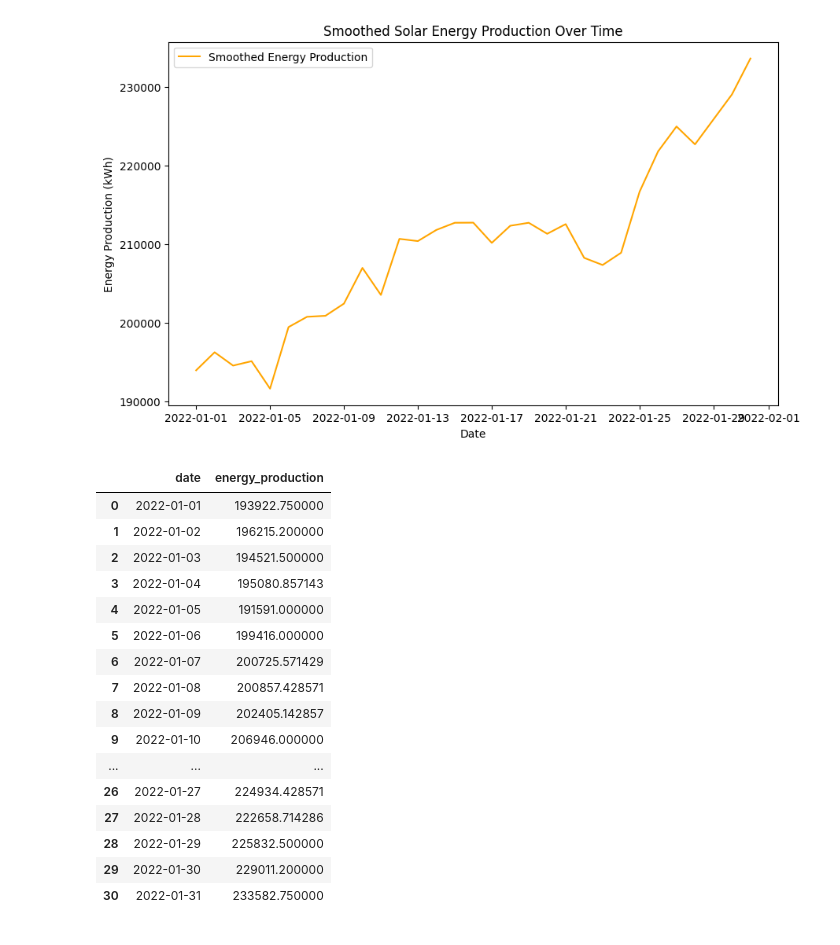
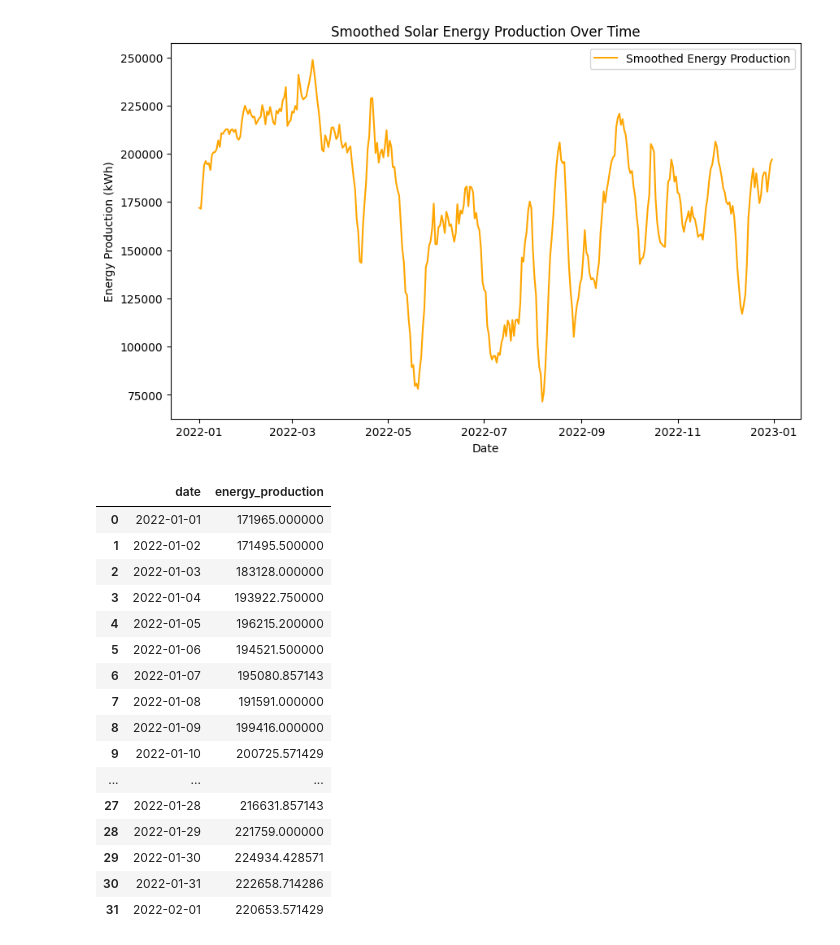
Before and after one commit to Jamesupback/solar, a Jupyter notebook: minor/helpers/mylinear.ipynb, the cells around one changed output. Saved outputs shown, nothing was run; the diff lists cells and outputs as text; code cells hidden in the pictures.

```diff
--- a/minor/helpers/mylinear.ipynb
+++ b/minor/helpers/mylinear.ipynb
@@ -9,7 +9,10 @@ import math
 
 from sklearn.metrics import mean_squared_error, mean_absolute_error, r2_score
 # %%
-data = pd.read_csv('./output_columns/total.csv')
+data = pd.read_csv('../output_columns/total.csv')
 data['date'] = pd.to_datetime(data['date'])
 data.head()
+
+
+print(data['energy_production'].describe())
 # %% [output]
@@ -21,0 +28,26 @@ data.head()
+# %%
+import numpy as np
+
+# Generate related data
+np.random.seed(42)  # For reproducibility
+
+# Assuming energy_production is in kWh, we can create related data as follows:
+# Humidity (in %) - inversely related to energy production
+data['humidity'] = 100 - (data['energy_production'] / data['energy_production'].max() * 50) + np.random.normal(0, 5, len(data))
+
+# Solar Irradiance (in W/m^2) - directly related to energy production
+data['solar_irradiance'] = (data['energy_production'] / data['energy_production'].max() * 1000) + np.random.normal(0, 50, len(data))
+
+# Temperature (in °C) - somewhat related to energy production
+data['temperature'] = (data['energy_production'] / data['energy_production'].max() * 30) + np.random.normal(0, 2, len(data))
+
+# Ensure values are within realistic ranges
+data['humidity'] = data['humidity'].clip(0, 100)
+data['solar_irradiance'] = data['solar_irradiance'].clip(0, 1200)
+data['temperature'] = data['temperature'].clip(-10, 50)
+
+# Write the manipulated data to a CSV file
+data.to_csv('man2122.csv', index=False)
+
+# Display the first few rows of the new dataframe
+data.head()
@@ -33,36 +72,44 @@ plt.show()
 # %%
+from statsmodels.nonparametric.smoothers_lowess import lowess
+
 # Apply a rolling mean to smooth the data with min_periods to avoid NaN values
-data['energy_production'] = data['energy_production'].rolling(window=7, center=True, min_periods=1).mean()
+# data['energy_production'] = data['energy_production'].ewm(span=7, adjust=False).mean()
+# Apply LOESS smoothing
+# loess_smoothed = lowess(data['energy_production'], data['date'], frac=0.1)
+# data['energy_production'] = loess_smoothed[:, 1]
+
+# Apply a moving average to smooth the data
+data['energy_production'] = data['energy_production'].rolling(window=7, min_periods=1).mean()
 
 # Plot the smoothed solar energy production over time
 plt.figure(figsize=(10,6))
 plt.plot(data['date'], data['energy_production'], label='Smoothed Energy Production', color='orange')
 plt.xlabel('Date')
 plt.ylabel('Energy Production (kWh)')
 plt.title('Smoothed Solar Energy Production Over Time')
 plt.legend()
 plt.show()
 
 data.head(32)
 # %% [output]
-[figure, old version]
+[figure, new version]
 |  | date | energy_production |
-| 0 | 2022-01-01 | 193922.750000 |
-| 1 | 2022-01-02 | 196215.200000 |
-| 2 | 2022-01-03 | 194521.500000 |
-| 3 | 2022-01-04 | 195080.857143 |
-| 4 | 2022-01-05 | 191591.000000 |
-| 5 | 2022-01-06 | 199416.000000 |
-| 6 | 2022-01-07 | 200725.571429 |
-| 7 | 2022-01-08 | 200857.428571 |
-| 8 | 2022-01-09 | 202405.142857 |
-| 9 | 2022-01-10 | 206946.000000 |
+| 0 | 2022-01-01 | 171965.000000 |
+| 1 | 2022-01-02 | 171495.500000 |
+| 2 | 2022-01-03 | 183128.000000 |
+| 3 | 2022-01-04 | 193922.750000 |
+| 4 | 2022-01-05 | 196215.200000 |
+| 5 | 2022-01-06 | 194521.500000 |
+| 6 | 2022-01-07 | 195080.857143 |
+| 7 | 2022-01-08 | 191591.000000 |
+| 8 | 2022-01-09 | 199416.000000 |
+| 9 | 2022-01-10 | 200725.571429 |
 | ... | ... | ... |
-| 26 | 2022-01-27 | 224934.428571 |
-| 27 | 2022-01-28 | 222658.714286 |
-| 28 | 2022-01-29 | 225832.500000 |
-| 29 | 2022-01-30 | 229011.200000 |
-| 30 | 2022-01-31 | 233582.750000 |
+| 27 | 2022-01-28 | 216631.857143 |
+| 28 | 2022-01-29 | 221759.000000 |
+| 29 | 2022-01-30 | 224934.428571 |
+| 30 | 2022-01-31 | 222658.714286 |
+| 31 | 2022-02-01 | 220653.571429 |
 # %%
 # Partition the data into train_data and test_data
 train_data, test_data = train_test_split(data, test_size=0.2, random_state=42)
```
Also changed, not shown: parts of 5 cells of this notebook, 17 other files.
